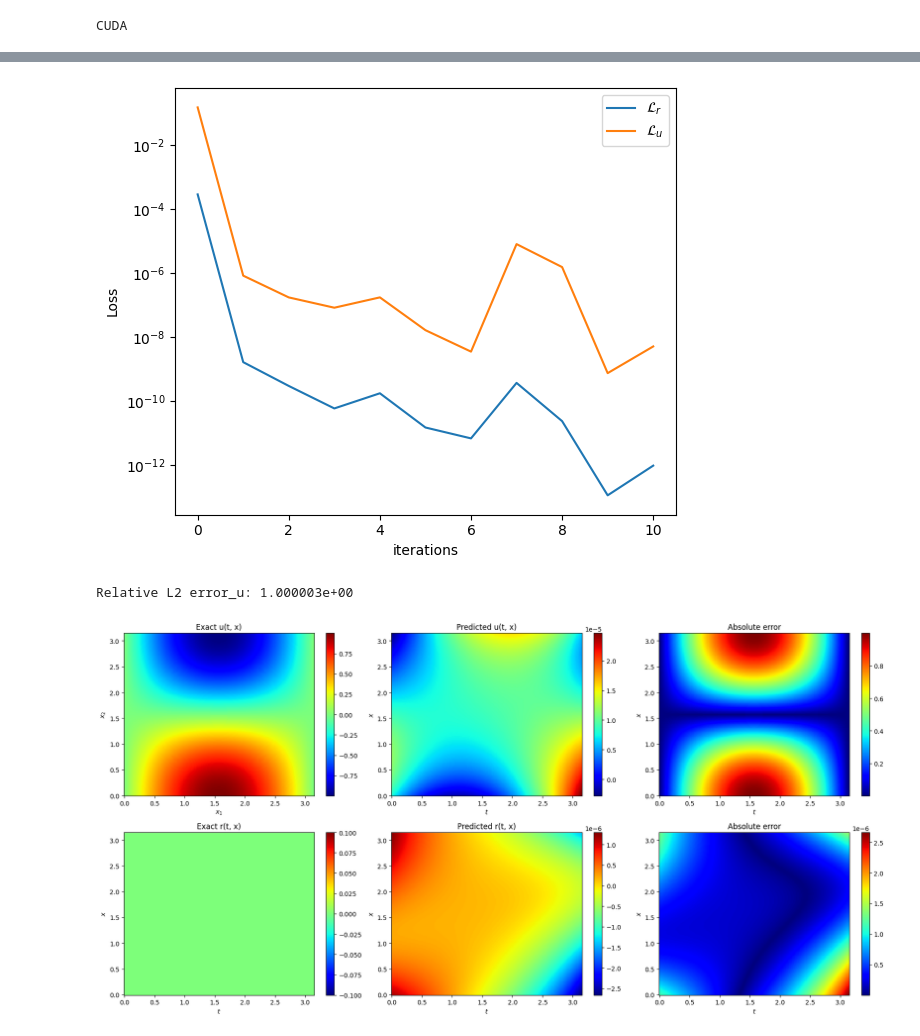
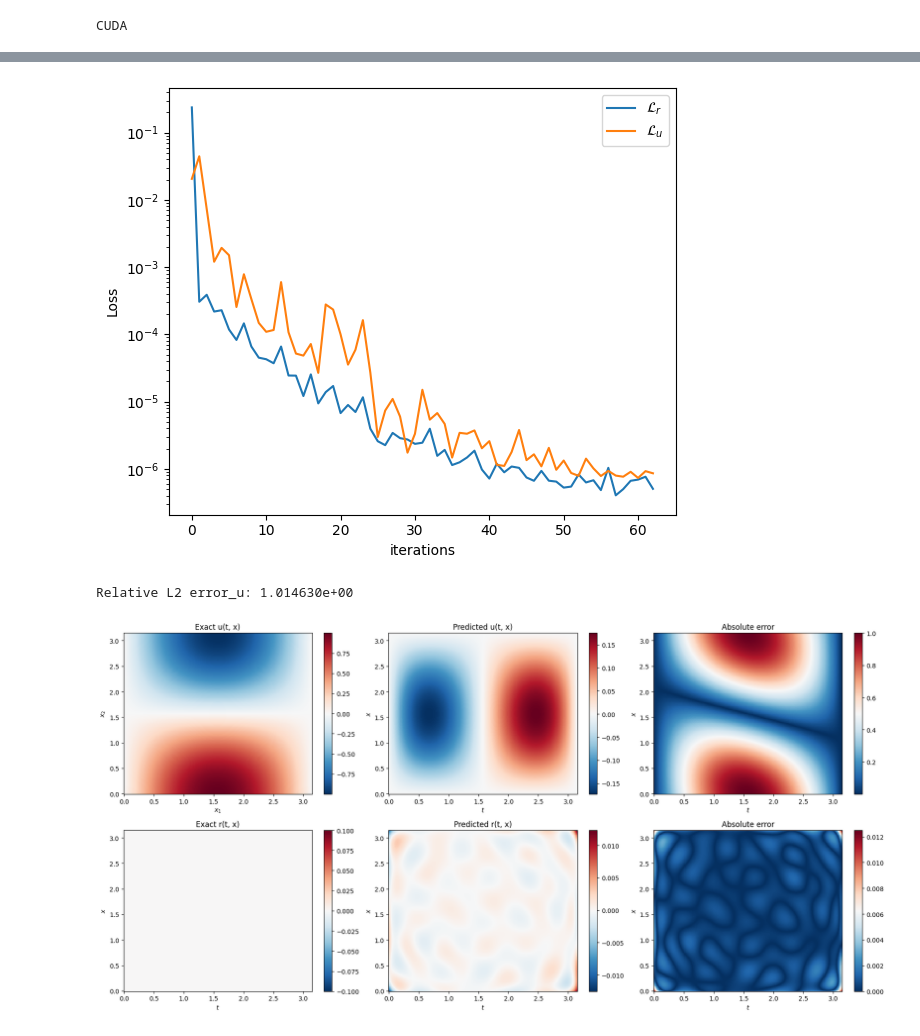
Before and after one commit to Pisarenkova/KT_2025, a Jupyter notebook: PINN.ipynb, the cells around one changed output, grey strips where cells are left out. Saved outputs shown, nothing was run; the diff lists cells and outputs as text; code cells hidden in the pictures.

```diff
--- a/PINN.ipynb
+++ b/PINN.ipynb
@@ -241,7 +241,7 @@ class PINN:
                 self.my_lr_scheduler.step()
 
             # Print
-            if it % 1000 == 0:
+            if it % 100 == 0:
 
                 # Store losses
                 self.loss_bcs_log.append(loss_bcs.detach().cpu().numpy())
@@ -404,7 +404,7 @@ def operator(u, t, x, sigma_t=1.0, sigma_x=1.0):
         create_graph=True
     )[0] / sigma_x
 
-    residual = -(u_tt + u_xx)
+    residual = -(u_tt + u_xx) - torch.sin(t)*torch.cos(x)
     return residual
 # %%
 # Domain boundaries
@@ -448,7 +448,7 @@ kernel_size = 300
 model = PINN(layers, operator, bcs_sampler, res_sampler, k, l, kernel_size)
 # %%
 # Train model
-itertaions = 10001
+itertaions = 30001
 log_NTK = True # Compute and store NTK matrix during training
 update_lam = True # Compute and update the loss weights using the NTK
 
@@ -487,7 +487,7 @@ plt.legend()
 plt.tight_layout()
 plt.show()
 # %% [output]
-[figure, old version]
+[figure, new version]
 # %%
 example = 200
 t = np.linspace(dom_coords[0, 0], dom_coords[1, 0], example)[:, None]
@@ -505,7 +505,7 @@ error_u = np.linalg.norm(u_star - u_pred, 2) / np.linalg.norm(u_star, 2)
 
 print('Relative L2 error_u: %e' % (error_u))
 # %% [output]
-Relative L2 error_u: 1.000003e+00
+Relative L2 error_u: 1.014630e+00
 # %%
 U_star = griddata(X_star, u_star.flatten(), (t, x), method='cubic')
 R_star = griddata(X_star, R_star.flatten(), (t, x), method='cubic')
@@ -515,7 +515,7 @@ R_pred = griddata(X_star, r_pred.flatten(), (t, x), method='cubic')
 
 plt.figure(figsize=(18, 9))
 plt.subplot(2, 3, 1)
-plt.pcolor(t, x, U_star, cmap='jet', shading='auto')
+plt.pcolor(t, x, U_star, cmap='RdBu_r', shading='auto')
 plt.colorbar()
 plt.xlabel('$x_1$')
 plt.ylabel('$x_2$')
@@ -523,7 +523,7 @@ plt.title('Exact u(t, x)')
 plt.tight_layout()
 
 plt.subplot(2, 3, 2)
-plt.pcolor(t, x, U_pred, cmap='jet', shading='auto')
+plt.pcolor(t, x, U_pred, cmap='RdBu_r', shading='auto')
 plt.colorbar()
 plt.xlabel('$t$')
 plt.ylabel('$x$')
@@ -531,36 +531,36 @@ plt.title('Predicted u(t, x)')
 plt.tight_layout()
 
 plt.subplot(2, 3, 3)
-plt.pcolor(t, x, np.abs(U_star - U_pred), cmap='jet', shading='auto')
+plt.pcolor(t, x, np.abs(U_star - U_pred), cmap='RdBu_r', shading='auto')
 plt.colorbar()
 plt.xlabel('$t$')
 plt.ylabel('$x$')
 plt.title('Absolute error')
 plt.tight_layout()
 
 plt.subplot(2, 3, 4)
-plt.pcolor(t, x, R_star, cmap='jet', shading='auto')
+plt.pcolor(t, x, R_star, cmap='RdBu_r', shading='auto')
 plt.colorbar()
 plt.xlabel('$t$')
 plt.ylabel('$x$')
 plt.title('Exact r(t, x)')
 plt.tight_layout()
 
 plt.subplot(2, 3, 5)
-plt.pcolor(t, x, R_pred, cmap='jet', shading='auto')
+plt.pcolor(t, x, R_pred, cmap='RdBu_r', shading='auto')
 plt.colorbar()
 plt.xlabel('$t$')
 plt.ylabel('$x$')
 plt.title('Predicted r(t, x)')
 plt.tight_layout()
 
 plt.subplot(2, 3, 6)
-plt.pcolor(t, x, np.abs(R_star - R_pred), cmap='jet', shading='auto')
+plt.pcolor(t, x, np.abs(R_star - R_pred), cmap='RdBu_r', shading='auto')
 plt.colorbar()
 plt.xlabel('$t$')
 plt.ylabel('$x$')
 plt.title('Absolute error')
 plt.tight_layout()
 plt.show()
 # %% [output]
-[figure, old version]
+[figure, new version]
```
Also changed, not shown: parts of 1 cell of this notebook.
